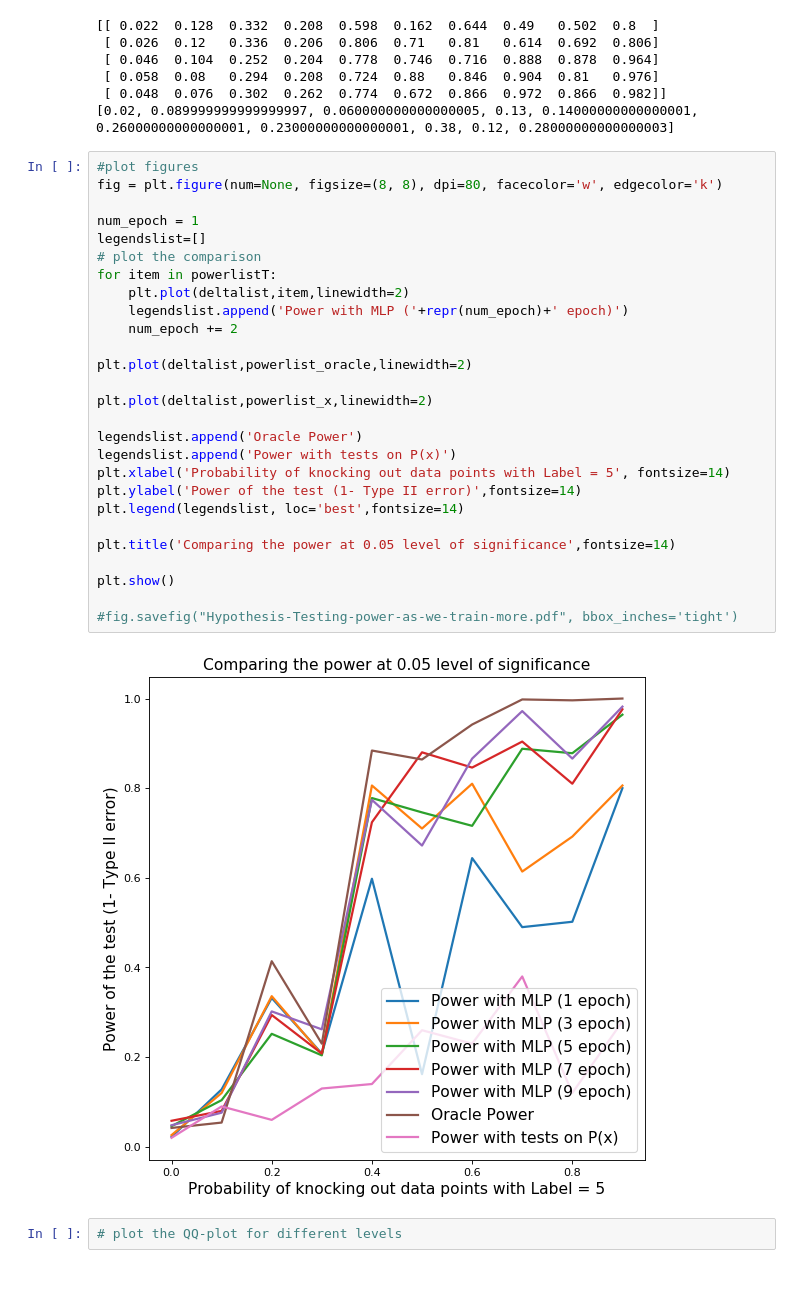
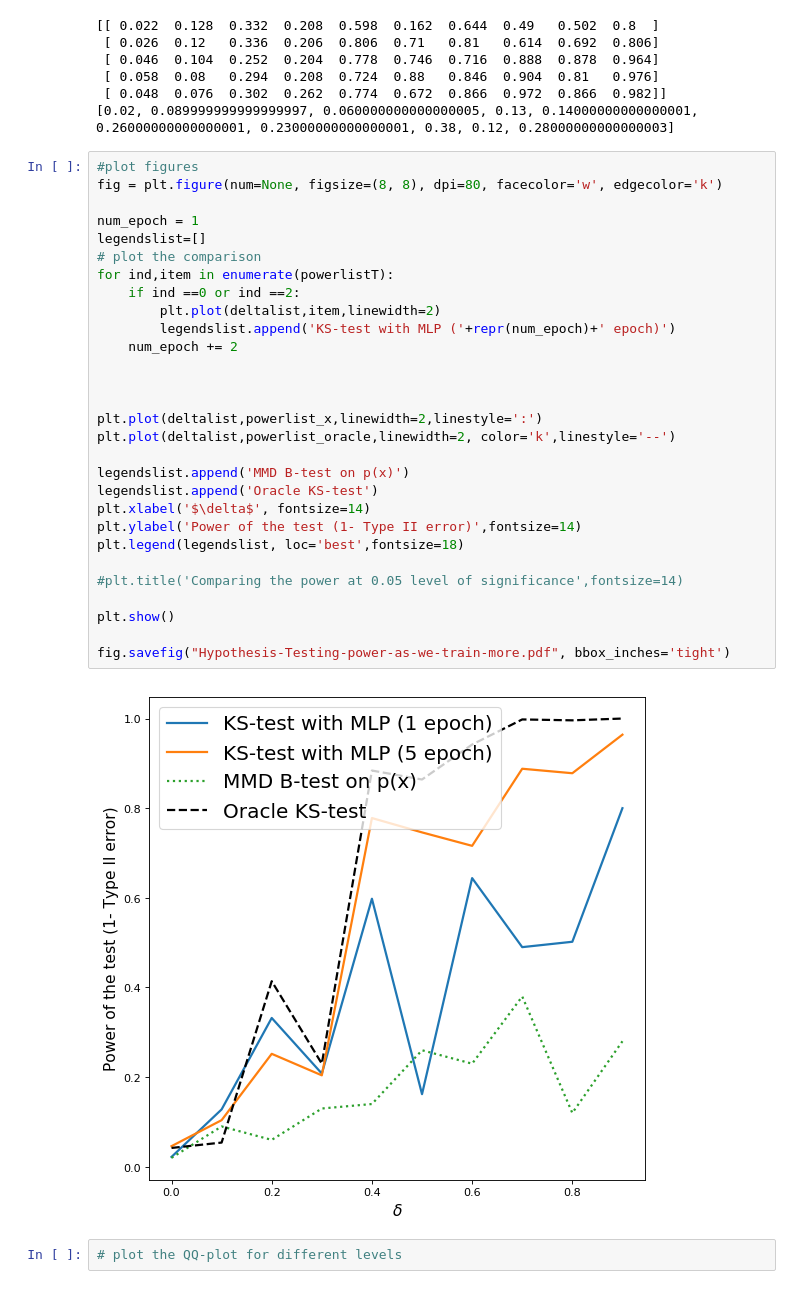
Before and after one commit to zackchase/label_shift, a Jupyter notebook: generate_figures.ipynb, the cells around one changed output. Saved outputs shown, nothing was run; the diff lists cells and outputs as text.

Commit message:
local updates on figure generating notebook

```diff
--- a/generate_figures.ipynb
+++ b/generate_figures.ipynb
@@ -33,32 +33,34 @@ print(powerlist_x)
 # %%
 #plot figures
 fig = plt.figure(num=None, figsize=(8, 8), dpi=80, facecolor='w', edgecolor='k')
 
 num_epoch = 1
 legendslist=[]
 # plot the comparison
-for item in powerlistT:
-    plt.plot(deltalist,item,linewidth=2)
-    legendslist.append('Power with MLP ('+repr(num_epoch)+' epoch)')
+for ind,item in enumerate(powerlistT):
+    if ind ==0 or ind ==2:
+        plt.plot(deltalist,item,linewidth=2)
+        legendslist.append('KS-test with MLP ('+repr(num_epoch)+' epoch)')
     num_epoch += 2
 
-plt.plot(deltalist,powerlist_oracle,linewidth=2)
 
-plt.plot(deltalist,powerlist_x,linewidth=2)
 
-legendslist.append('Oracle Power')
-legendslist.append('Power with tests on P(x)')
-plt.xlabel('Probability of knocking out data points with Label = 5', fontsize=14)
+plt.plot(deltalist,powerlist_x,linewidth=2,linestyle=':')
+plt.plot(deltalist,powerlist_oracle,linewidth=2, color='k',linestyle='--')
+
+legendslist.append('MMD B-test on p(x)')
+legendslist.append('Oracle KS-test')
+plt.xlabel('$\delta$', fontsize=14)
 plt.ylabel('Power of the test (1- Type II error)',fontsize=14)
-plt.legend(legendslist, loc='best',fontsize=14)
+plt.legend(legendslist, loc='best',fontsize=18)
 
-plt.title('Comparing the power at 0.05 level of significance',fontsize=14)
+#plt.title('Comparing the power at 0.05 level of significance',fontsize=14)
 
 plt.show()
 
-#fig.savefig("Hypothesis-Testing-power-as-we-train-more.pdf", bbox_inches='tight')
+fig.savefig("Hypothesis-Testing-power-as-we-train-more.pdf", bbox_inches='tight')
 # %% [output]
-[figure, old version]
+[figure, new version]
 # %%
 # plot the QQ-plot for different levels
 # %%
```
Also changed, not shown: parts of 1 cell of this notebook.
